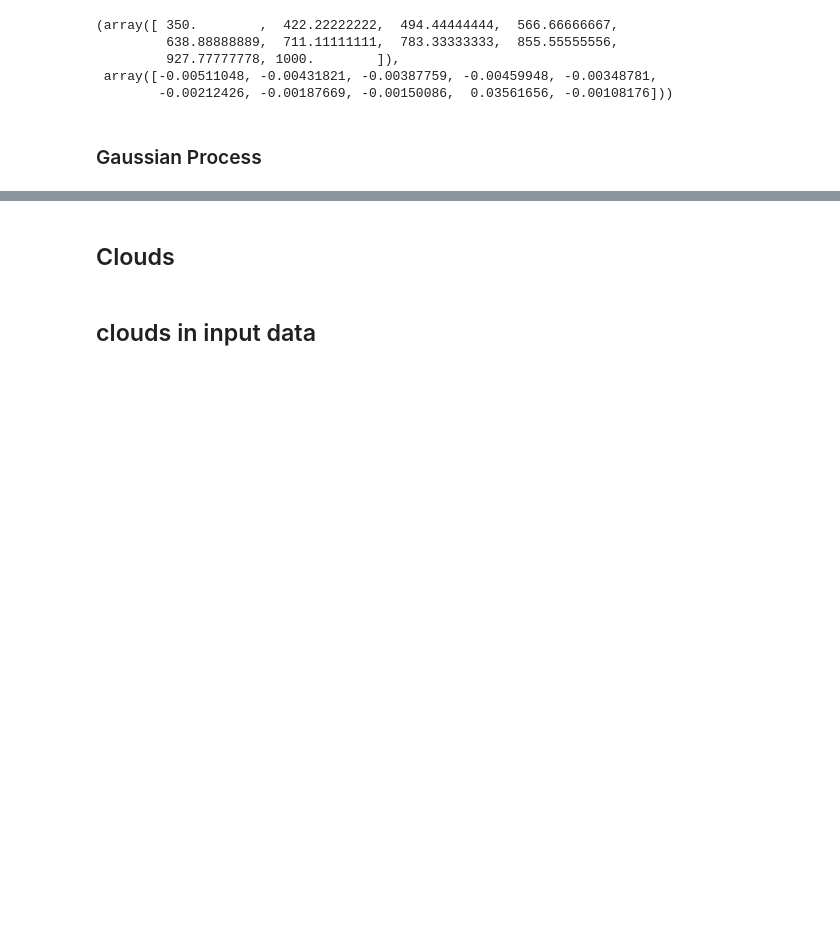
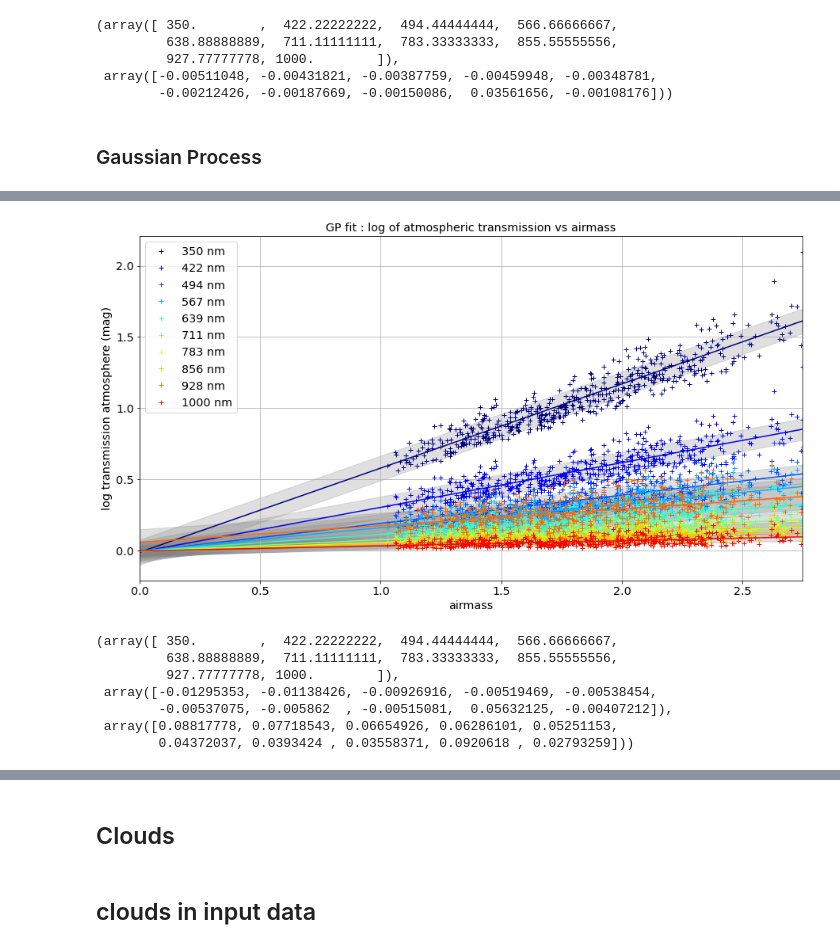
Before and after one commit to sylvielsstfr/PhotomCorrectAuxTel, a Jupyter notebook: analysis/MLfit_gp/MLfit_bouguer_gp.ipynb, the cells around one changed output, grey strips where cells are left out. Saved outputs shown, nothing was run; the diff lists cells and outputs as text; code cells hidden in the pictures; blank space fills up the shorter version.

```diff
--- a/analysis/MLfit_gp/MLfit_bouguer_gp.ipynb
+++ b/analysis/MLfit_gp/MLfit_bouguer_gp.ipynb
@@ -1248,7 +1254,7 @@ GetBouguerLinesAtm(10,FLAG_PLOT=True)
 # %% [markdown]
 ### Gaussian Process
 # %%
-def GetBouguerLinesAtmGP(Npoints,FLAG_PLOT=True):
+def GetBouguerLinesAtmGP(Npoints,gp,maxsamples=500,FLAG_PLOT=True):
     """
     """
     wl_sel=np.linspace(350,1000,Npoints)
@@ -1269,7 +1275,8 @@ def GetBouguerLinesAtmGP(Npoints,FLAG_PLOT=True):
 
     x_fit=np.linspace(0,the_x.max(),100)
 
-    gp = GaussianProcessRegressor(kernel=my_kernel)
+    #gp = GaussianProcessRegressor(kernel=my_kernel)
+    #gp = GaussianProcessRegressor(kernel=my_kernel,normalize_y=True)
 
     if FLAG_PLOT:
         fig=plt.figure(figsize=(15,8))
@@ -1281,6 +1288,10 @@ def GetBouguerLinesAtmGP(Npoints,FLAG_PLOT=True):
             the_y=-2.5*np.log10(transm[:,iwl]*np.exp(-cld*airmass))
         else:
             the_y=-2.5*np.log10(transm[:,iwl])
+
+        if maxsamples>0:
+            the_x=the_x[:maxsamples]
+            the_y=the_y[:maxsamples]
 
         if FLAG_PLOT:
             ax.plot(the_x,the_y,'+',color=all_colors[idx],label=wl_label[idx])
@@ -1309,7 +1320,7 @@ def GetBouguerLinesAtmGP(Npoints,FLAG_PLOT=True):
         ax.grid()
         ax.set_xlabel("airmass")
         ax.set_ylabel("log transmission atmosphere (mag)")
-        ax.set_title("log of atmospheric transmission vs airmass")
+        ax.set_title("GP fit : log of atmospheric transmission vs airmass")
         plt.show()
 
     return wl_sel,Mags,EMags
@@ -1344,6 +1351,15 @@ if FLAG_PLOT:
 # %%
 FLAG_CLOUD=False
-GetBouguerLinesAtmGP(10,FLAG_PLOT=True)
+w,m,e=GetBouguerLinesAtmGP(10,gp,maxsamples=500,FLAG_PLOT=True)
+# %% [output]
+[figure, added]
+(array([ 350.        ,  422.22222222,  494.44444444,  566.66666667,
+         638.88888889,  711.11111111,  783.33333333,  855.55555556,
+         927.77777778, 1000.        ]),
+ array([-0.01295353, -0.01138426, -0.00926916, -0.00519469, -0.00538454,
+        -0.00537075, -0.005862  , -0.00515081,  0.05632125, -0.00407212]),
+ array([0.08817778, 0.07718543, 0.06654926, 0.06286101, 0.05251153,
+        0.04372037, 0.0393424 , 0.03558371, 0.0920618 , 0.02793259]))
 # %%
 if FLAG_PLOT:
     fig=plt.figure(figsize=(15,8))
```
Also changed, not shown: parts of 32 cells of this notebook, 1 other file.
